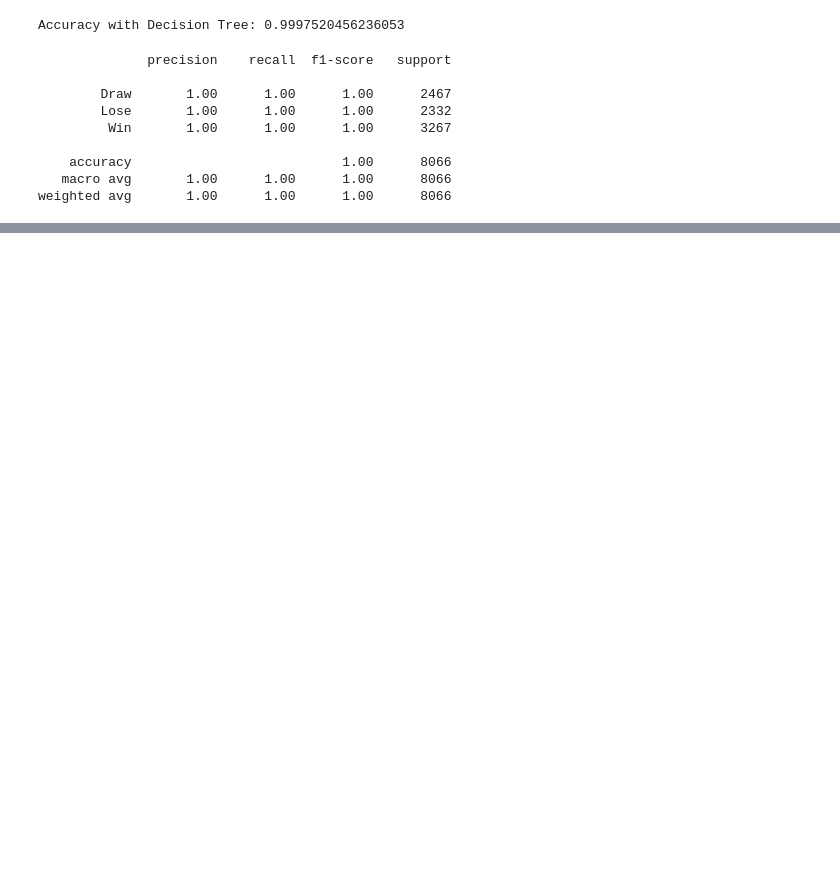
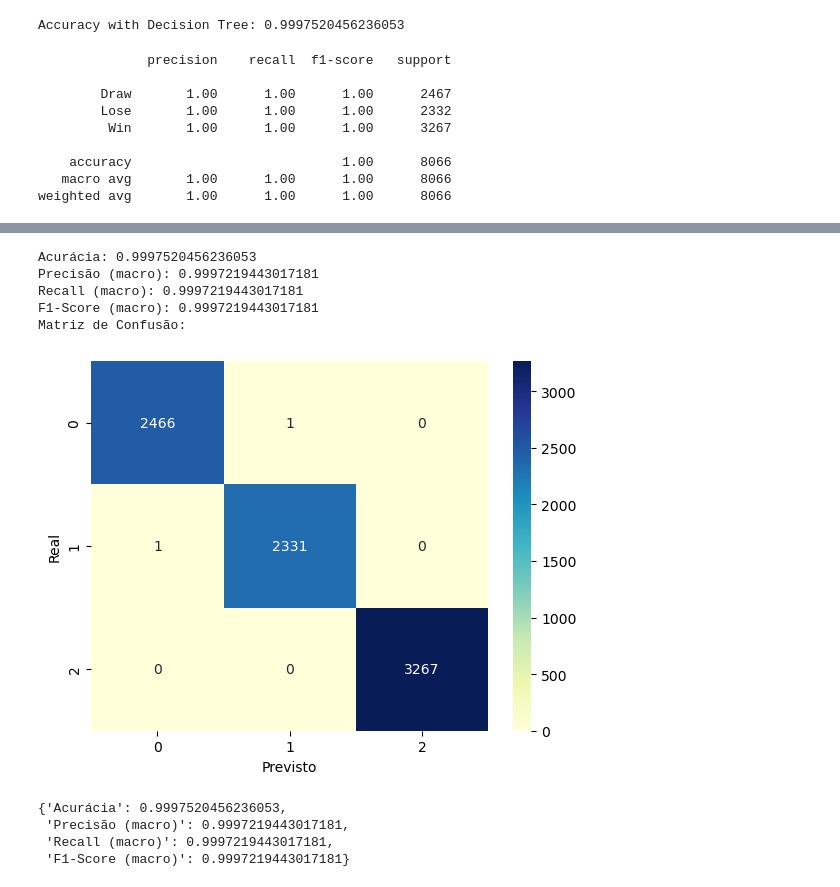
Before and after one commit to jamillerochagh/football_analysis, a Jupyter notebook: premier_league_prediction.ipynb, the cells around one changed output, grey strips where cells are left out. Saved outputs shown, nothing was run; the diff lists cells and outputs as text; code cells hidden in the pictures; blank space fills up the shorter version.

```diff
--- a/premier_league_prediction.ipynb
+++ b/premier_league_prediction.ipynb
@@ -313,0 +313,39 @@ Balanced (MSE): 0.026
+# %%
+def metricas_classificacao(y_real, y_pred):
+    # Calculate classification metrics
+    metrics = {
+        "Acurácia": accuracy_score(y_real, y_pred),  # Accuracy metric
+        "Precisão (macro)": precision_score(y_real, y_pred, average='macro'),  # Precision metric (macro average)
+        "Recall (macro)": recall_score(y_real, y_pred, average='macro'),  # Recall metric (macro average)
+        "F1-Score (macro)": f1_score(y_real, y_pred, average='macro')  # F1-Score metric (macro average)
+    }
+
+    # Print metrics
+    for key, value in metrics.items():
+        print(f"{key}: {value}")
+
+    # Calculate the confusion matrix
+    confusion_mat = confusion_matrix(y_real, y_pred)
+
+    # Print the confusion matrix
+    print("Confusion Matrix:")
+    sns.heatmap(confusion_mat, annot=True, cmap='YlGnBu', fmt='g')  # Plot confusion matrix with heatmap
+    plt.xlabel('Predicted')  # Set x-axis label
+    plt.ylabel('Actual')  # Set y-axis label
+    plt.show(block=True)  # Show the plot
+
+    return metrics  # Return the dictionary containing all metrics
+# %%
+y_val_pred = model.predict(X_val)
+metricas_classificacao(y_val, y_val_pred)
+# %% [output]
+Acurácia: 0.9997520456236053
+Precisão (macro): 0.9997219443017181
+Recall (macro): 0.9997219443017181
+F1-Score (macro): 0.9997219443017181
+Matriz de Confusão:
+[figure, added]
+{'Acurácia': 0.9997520456236053,
+ 'Precisão (macro)': 0.9997219443017181,
+ 'Recall (macro)': 0.9997219443017181,
+ 'F1-Score (macro)': 0.9997219443017181}
```
Also changed, not shown: parts of 4 cells of this notebook, 1 other file.
